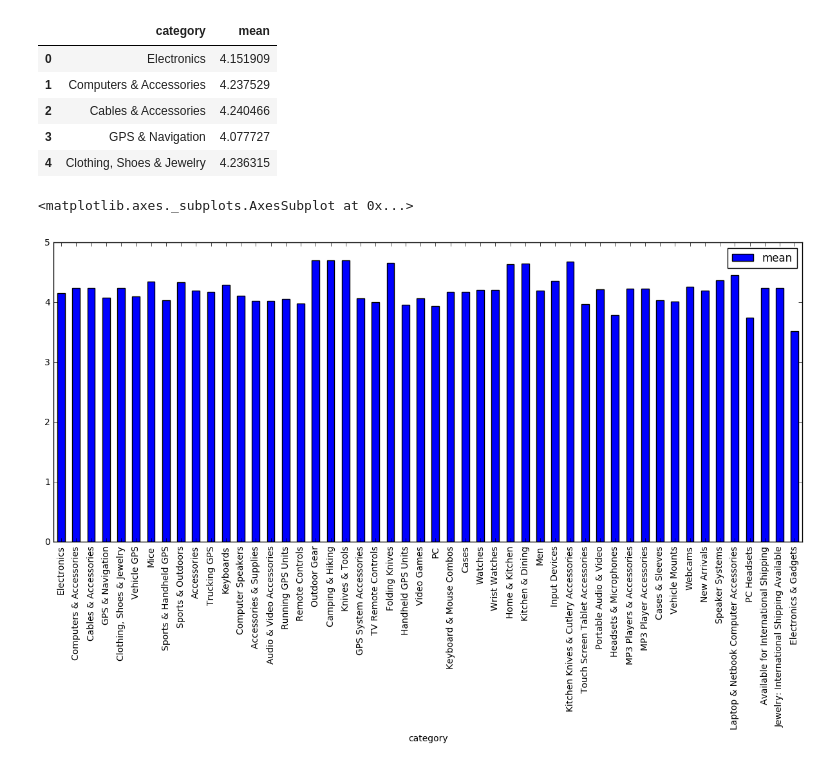
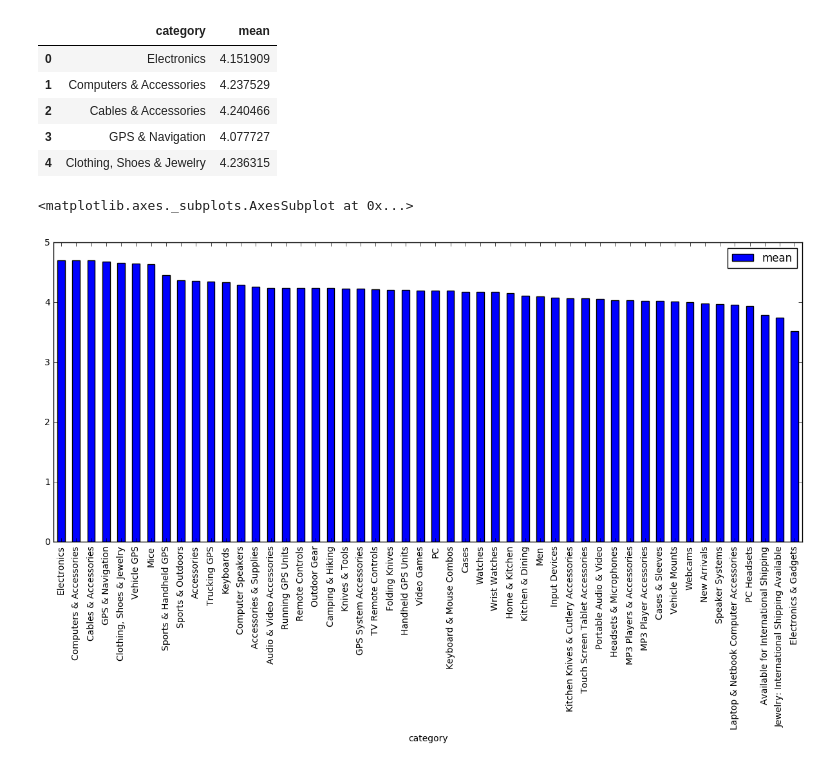
Before and after one commit to bojanp94/ADAProject, a Jupyter notebook: swiss products.ipynb, the cells around one changed output. Saved outputs shown, nothing was run; the diff lists cells and outputs as text; code cells hidden in the pictures.

```diff
--- a/swiss products.ipynb
+++ b/swiss products.ipynb
@@ -182,7 +183,8 @@ res.head()
 | 3 | GPS & Navigation | 4.077727 |
 | 4 | Clothing, Shoes & Jewelry | 4.236315 |
 # %%
-res.plot.bar(x = res.category, figsize=(15,6))
+res.sort_values(by='mean',ascending=False).plot.bar(x = res.category, figsize=(15,6))
+#TODO plot international products of same category on the side + maths on correlations
 # %% [output]
 <matplotlib.axes._subplots.AxesSubplot at 0x...>
-[figure, old version]
+[figure, new version]
```
Also changed, not shown: parts of 7 cells of this notebook.
